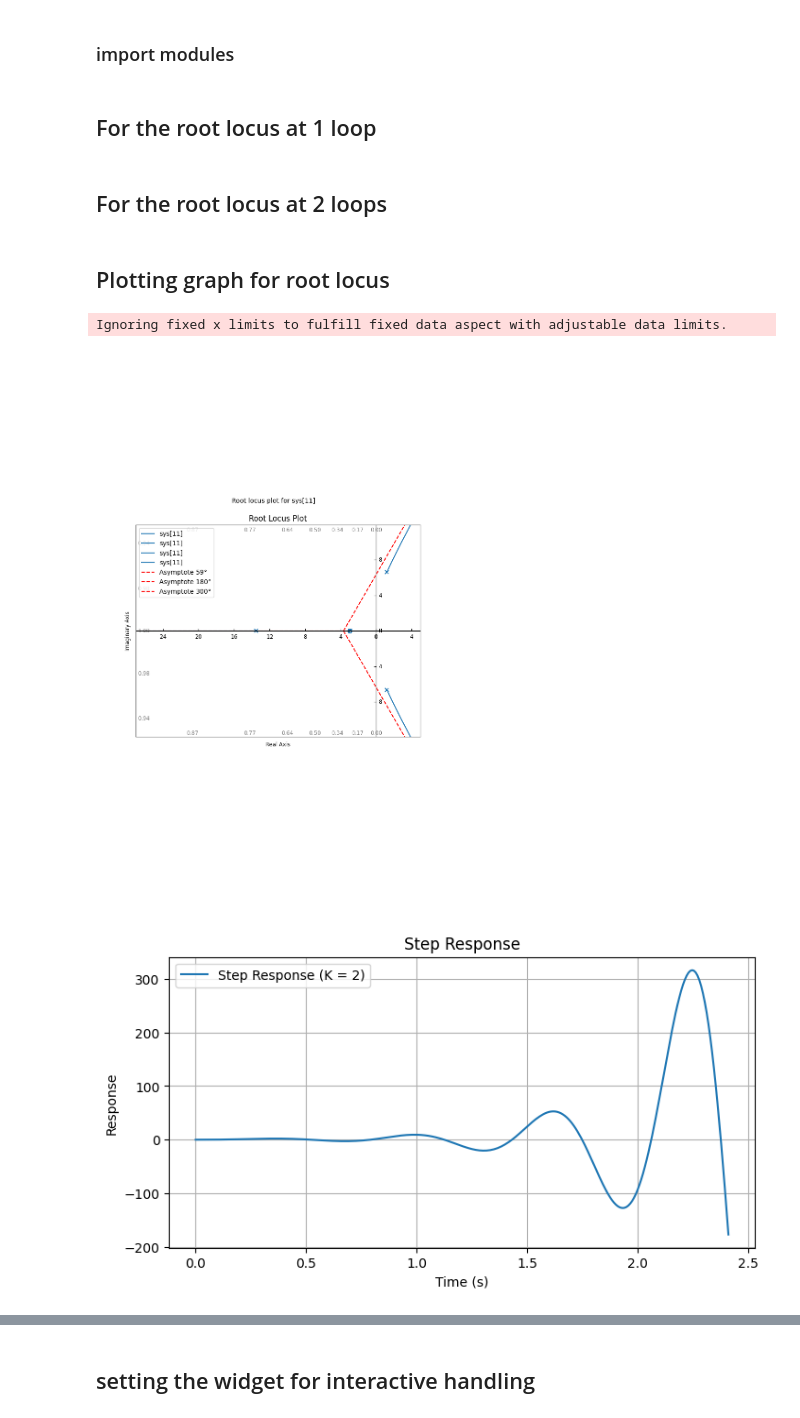
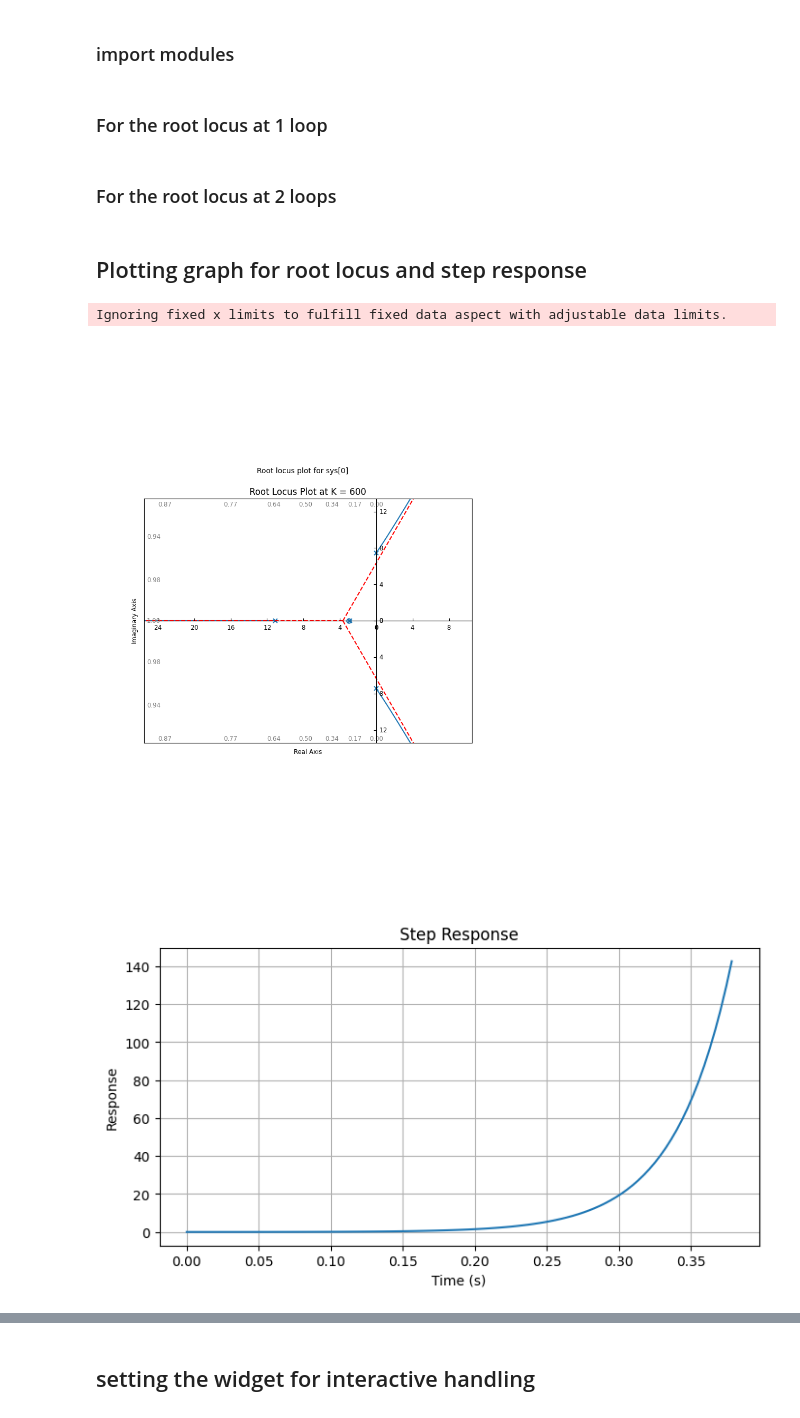
Before and after one commit to yuptube/control_theory_assignment, a Jupyter notebook: rtool.ipynb, the cells around one changed output, grey strips where cells are left out. Saved outputs shown, nothing was run; the diff lists cells and outputs as text; code cells hidden in the pictures.

```diff
--- a/rtool.ipynb
+++ b/rtool.ipynb
@@ -10,5 +10,5 @@ import ipywidgets as widgets
 from IPython.display import display
 from root_locus_plot import PlotRootLocus
 # %% [markdown]
-## For the root locus at 1 loop
+### For the root locus at 1 loop
 # %%
@@ -18,26 +20,26 @@ den = [1, 14, 45, 50 + K, 3 * K]
 # %% [markdown]
-## For the root locus at 2 loops
+### For the root locus at 2 loops
 # %%
 
 # Define K  and find closed-loop poles
 K = 600
-Kt = 0.0717 # Kt >0.0717
+Kt = 1 # Kt >0.0717
 
 # Define the open-loop transfer function G(s)H(s)
 num = [1* K, 3*K]  # (s + 3)
 den = [1, 14, K* Kt + 45, 50+ K+K * 3*Kt ,1800]  # (s+10)(s)(s^2+4s+5) + K(s+3)(kt+1)
+G = ctrl.TransferFunction(num,den)
+system = PlotRootLocus(G, K, Kt )
 # %% [markdown]
-## Plotting graph for root locus
+## Plotting graph for root locus and step response
 # %%
-G = ctrl.TransferFunction(num,den)
-PlotRootLocus(G)
+
 
 
 # Create and use the PlotRootLocus class
-system = PlotRootLocus(G)
 system.plot_root_locus()
-system.plot_step_response(K=2)
+system.plot_step_response()
 # %% [output]
 Ignoring fixed x limits to fulfill fixed data aspect with adjustable data limits.
-[figure, old version]
+[figure, new version]
-[figure, old version]
+[figure, new version]
```
Also changed, not shown: parts of 4 cells of this notebook.
